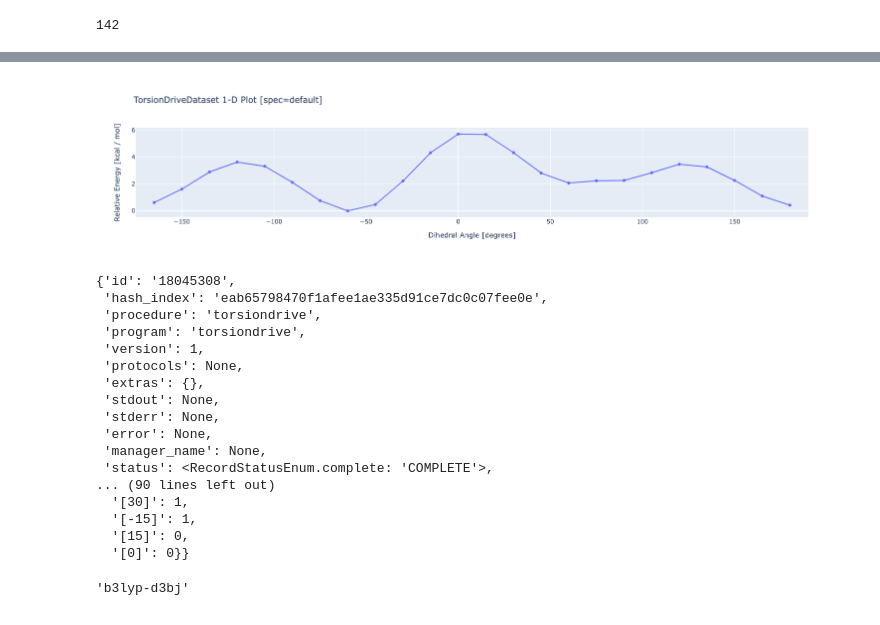
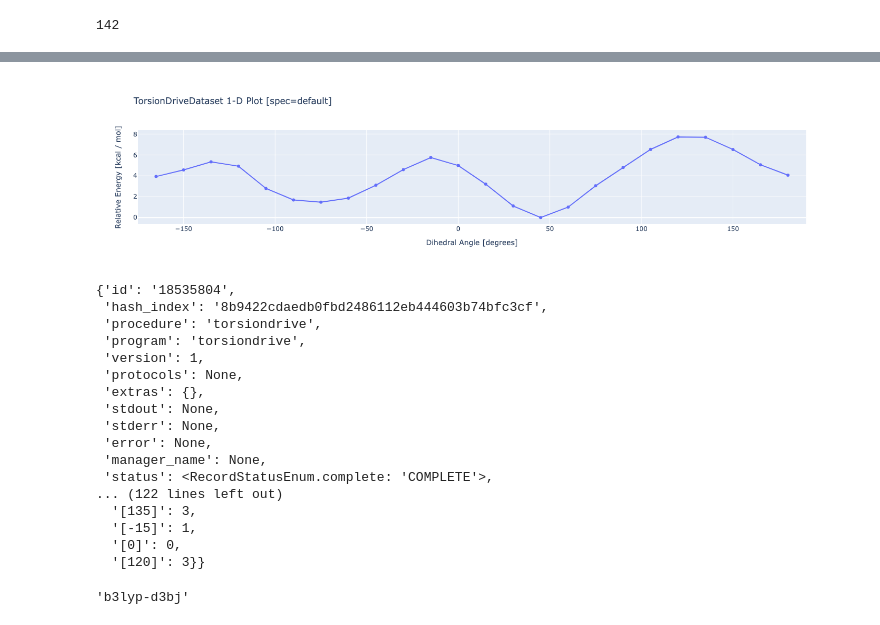
Before and after one commit to choderalab/download-qca-datasets, a Jupyter notebook: notebook/explore_datasets.ipynb, the cells around one changed output, grey strips where cells are left out. Cells and saved outputs as stored; diff of their text form; code cells hidden in the pictures.

```diff
--- a/notebook/explore_datasets.ipynb
+++ b/notebook/explore_datasets.ipynb
@@ -555,14 +555,18 @@ record_name
 # %%
-ds.visualize(record_name.upper(), 'default')
+# Related to https://github.com/choderalab/download-qca-datasets/issues/1
+
+#ds.visualize(record_name.upper(), 'default')
+record_name = ds.data.records[record_names[0]].name
+ds.visualize(record_name, 'default')
 # %% [output]
-[figure, old version]
+[figure, new version]
 # %%
 td_record = ds.get_record(record_name, specification="default")
 # %%
 td_record.dict()
 # %% [output]
-{'id': '18045308',
- 'hash_index': 'eab65798470f1afee1ae335d91ce7dc0c07fee0e',
+{'id': '18535804',
+ 'hash_index': '8b9422cdaedb0fbd2486112eb444603b74bfc3cf',
  'procedure': 'torsiondrive',
  'program': 'torsiondrive',
  'version': 1,
@@ -573,11 +577,11 @@ td_record.dict()
  'error': None,
  'manager_name': None,
  'status': <RecordStatusEnum.complete: 'COMPLETE'>,
-... (90 lines left out)
-  '[30]': 1,
+... (122 lines left out)
+  '[135]': 3,
   '[-15]': 1,
-  '[15]': 0,
-  '[0]': 0}}
+  '[0]': 0,
+  '[120]': 3}}
 # %%
 td_record.qc_spec.method
 # %% [output]
```
Also changed, not shown: parts of 24 cells of this notebook.
